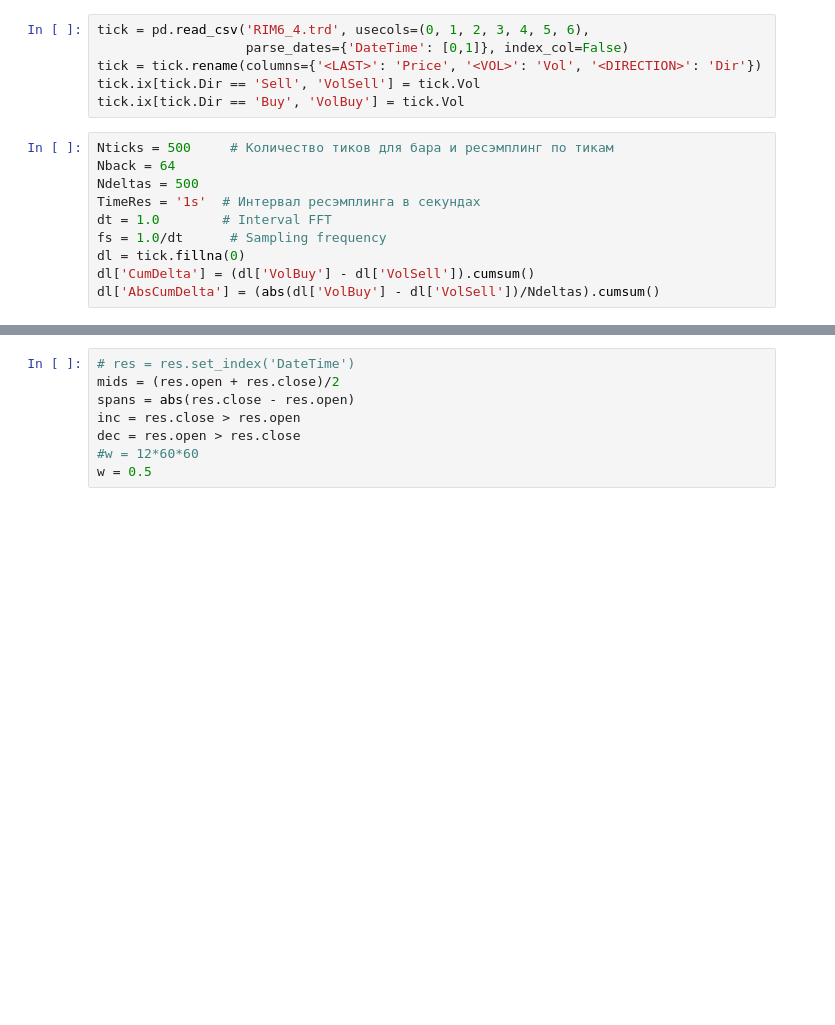
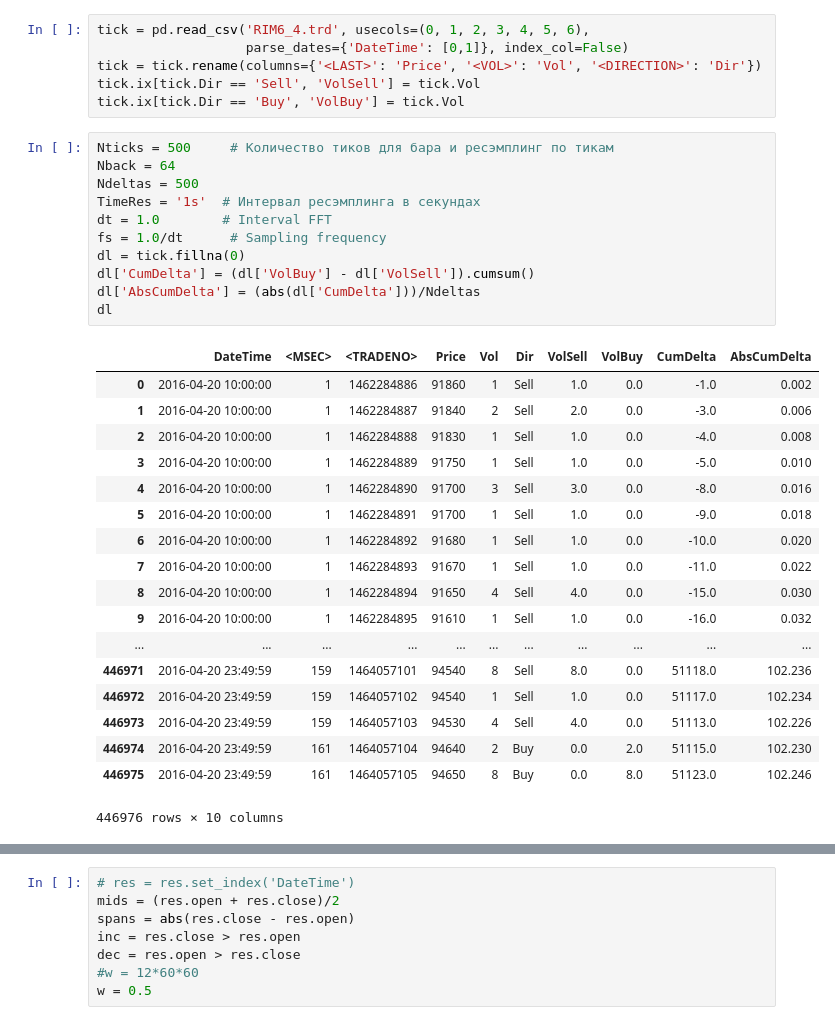
Before and after one commit to arelyt/TestPandas, a Jupyter notebook: Test_Tick_Bokeh_Deltas.ipynb, the cells around one changed output, grey strips where cells are left out. Drawn from its saved outputs; the diff is of its cells as text; blank space fills up the shorter version.

```diff
--- a/Test_Tick_Bokeh_Deltas.ipynb
+++ b/Test_Tick_Bokeh_Deltas.ipynb
@@ -20,13 +20,33 @@ tick.ix[tick.Dir == 'Buy', 'VolBuy'] = tick.Vol
 # %%
 Nticks = 500     # Количество тиков для бара и ресэмплинг по тикам
 Nback = 64
 Ndeltas = 500
 TimeRes = '1s'  # Интервал ресэмплинга в секундах
 dt = 1.0        # Interval FFT
 fs = 1.0/dt      # Sampling frequency
 dl = tick.fillna(0)
 dl['CumDelta'] = (dl['VolBuy'] - dl['VolSell']).cumsum()
-dl['AbsCumDelta'] = (abs(dl['VolBuy'] - dl['VolSell'])/Ndeltas).cumsum()
+dl['AbsCumDelta'] = (abs(dl['CumDelta']))/Ndeltas
+dl
+# %% [output]
+|  | DateTime | <MSEC> | <TRADENO> | Price | Vol | Dir | VolSell | VolBuy | CumDelta | AbsCumDelta |
+| 0 | 2016-04-20 10:00:00 | 1 | 1462284886 | 91860 | 1 | Sell | 1.0 | 0.0 | -1.0 | 0.002 |
+| 1 | 2016-04-20 10:00:00 | 1 | 1462284887 | 91840 | 2 | Sell | 2.0 | 0.0 | -3.0 | 0.006 |
+| 2 | 2016-04-20 10:00:00 | 1 | 1462284888 | 91830 | 1 | Sell | 1.0 | 0.0 | -4.0 | 0.008 |
+| 3 | 2016-04-20 10:00:00 | 1 | 1462284889 | 91750 | 1 | Sell | 1.0 | 0.0 | -5.0 | 0.010 |
+| 4 | 2016-04-20 10:00:00 | 1 | 1462284890 | 91700 | 3 | Sell | 3.0 | 0.0 | -8.0 | 0.016 |
+| 5 | 2016-04-20 10:00:00 | 1 | 1462284891 | 91700 | 1 | Sell | 1.0 | 0.0 | -9.0 | 0.018 |
+| 6 | 2016-04-20 10:00:00 | 1 | 1462284892 | 91680 | 1 | Sell | 1.0 | 0.0 | -10.0 | 0.020 |
+| 7 | 2016-04-20 10:00:00 | 1 | 1462284893 | 91670 | 1 | Sell | 1.0 | 0.0 | -11.0 | 0.022 |
+| 8 | 2016-04-20 10:00:00 | 1 | 1462284894 | 91650 | 4 | Sell | 4.0 | 0.0 | -15.0 | 0.030 |
+| 9 | 2016-04-20 10:00:00 | 1 | 1462284895 | 91610 | 1 | Sell | 1.0 | 0.0 | -16.0 | 0.032 |
+| ... | ... | ... | ... | ... | ... | ... | ... | ... | ... | ... |
+| 446971 | 2016-04-20 23:49:59 | 159 | 1464057101 | 94540 | 8 | Sell | 8.0 | 0.0 | 51118.0 | 102.236 |
+| 446972 | 2016-04-20 23:49:59 | 159 | 1464057102 | 94540 | 1 | Sell | 1.0 | 0.0 | 51117.0 | 102.234 |
+| 446973 | 2016-04-20 23:49:59 | 159 | 1464057103 | 94530 | 4 | Sell | 4.0 | 0.0 | 51113.0 | 102.226 |
+| 446974 | 2016-04-20 23:49:59 | 161 | 1464057104 | 94640 | 2 | Buy | 0.0 | 2.0 | 51115.0 | 102.230 |
+| 446975 | 2016-04-20 23:49:59 | 161 | 1464057105 | 94650 | 8 | Buy | 0.0 | 8.0 | 51123.0 | 102.246 |
+446976 rows × 10 columns
 # %%
 rows_list = []
 mx = int(math.ceil(dl['AbsCumDelta'].max()))
```
Also changed, not shown: parts of 2 cells of this notebook.
